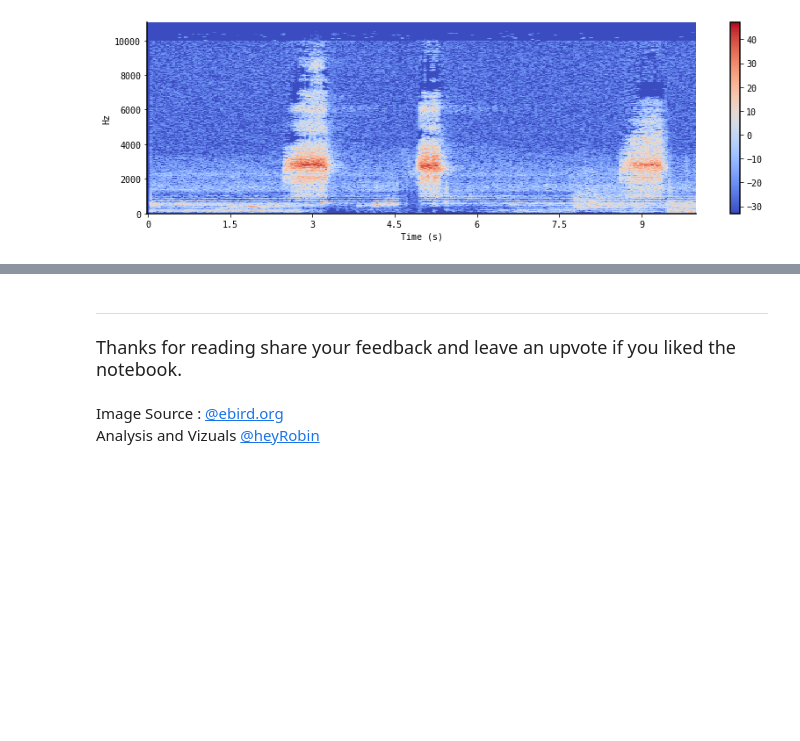
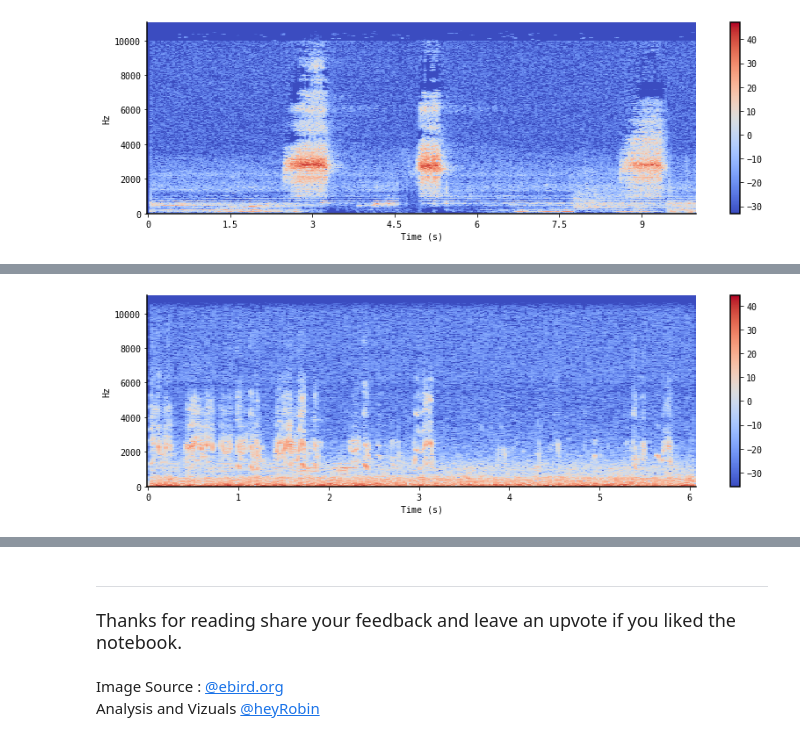
Before and after one commit to heyrobin/Birds-identify-eda, a Jupyter notebook: birds-eda.ipynb, the cells around one changed output, grey strips where cells are left out. Cells and saved outputs as stored; diff of their text form; code cells hidden in the pictures; blank space fills up the shorter version.

Commit message:
Kaggle Notebook | 🎶 The Songs of Indian Birds 🦚 🇮🇳 | Version 19

```diff
--- a/birds-eda.ipynb
+++ b/birds-eda.ipynb
@@ -284,0 +295,3 @@ bird(4,"Barn Owl")
+# %%
+bird(0,"Ruff")
+# %% [output]
@@ -284,0 +299 @@ bird(4,"Barn Owl")
+[figure, added]
```
Also changed, not shown: parts of 14 cells of this notebook.
